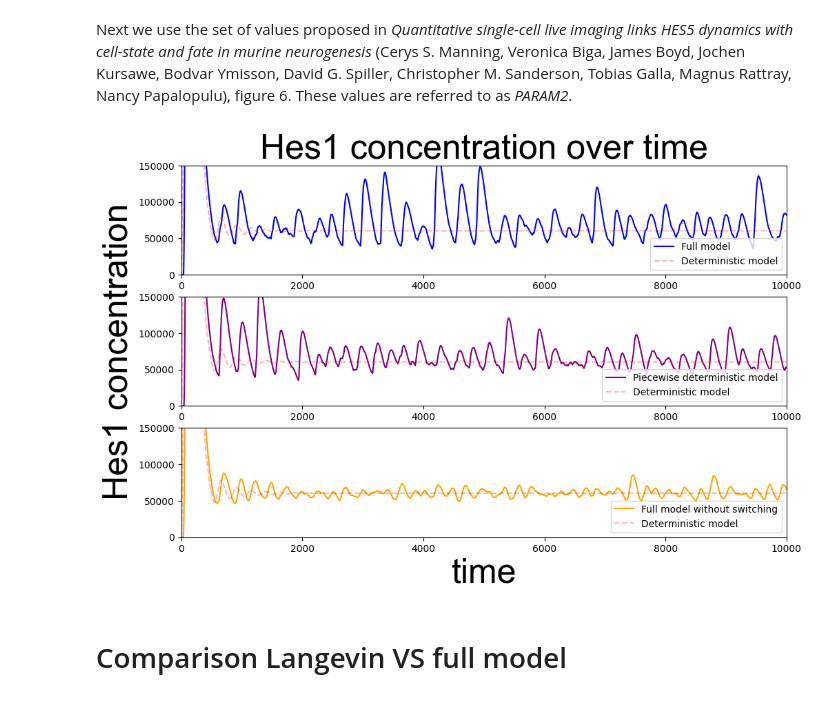
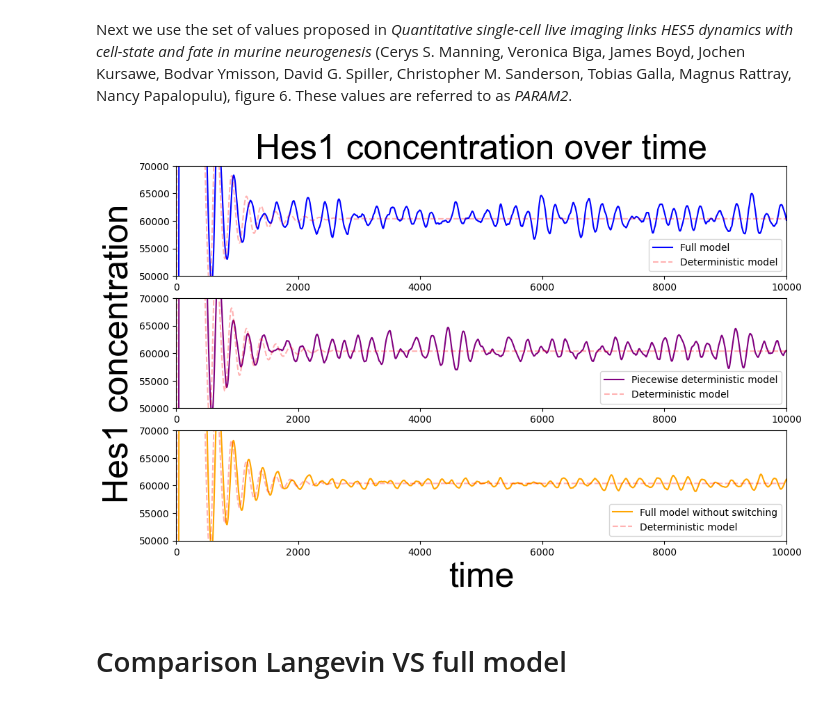
Before and after one commit to Lord-Fufu/MSc-Dissertation-2022---St-Andrews, a Jupyter notebook: plotsForArticle-timeSeries.ipynb, the cells around one changed output. Saved outputs shown, nothing was run; the diff lists cells and outputs as text; code cells hidden in the pictures.

```diff
--- a/plotsForArticle-timeSeries.ipynb
+++ b/plotsForArticle-timeSeries.ipynb
@@ -186,12 +186,12 @@ h=4.78
 P_0=24201.01
 
 T=10000
-delta_t=0.001
+delta_t=0.00005
 
 n_t=int(T/delta_t)
 
-val_lambda=0.1
-val_Omega=1
+val_lambda=10
+val_Omega=100
 val_tau=33
 # %%
 time_trajm,mRNA_trajm,Hes1_trajm = master.one_trajectory(alpha_m=alpha_m,alpha_p=alpha_p,mu_m=mu_m,mu_p=mu_p,h=h,P_0=P_0,
@@ -226,46 +226,45 @@ time_trajmnd,mRNA_trajmnd,Hes1_trajmnd = langevin.one_trajectory_PDMP(alpha_m=al
                                                       tau=val_tau,
                                                       P_init=0,
                                                       M_init=0,
-                                                      T=T, delta_t=delta_t,
-                                                      Omega=float('infinity'))
+                                                      T=T, delta_t=delta_t)
 # %%
 fig,ax=plt.subplots(3,1, figsize=(7*ratio,7))
 
 ax[0].set_title('Hes1 concentration over time',fontdict=font)
 
-ax[0].set_ylim(0,150000)
+ax[0].set_ylim(50000,70000)
 ax[0].set_xlim(0,10000)
 
 linem, = ax[0].plot(time_trajm,Hes1_trajm, color = 'blue')
 linedet, = ax[0].plot(time_trajmdet,Hes1_trajmdet,'--', color = 'red', alpha=0.3)
 ax[0].legend([linem,linedet], ['Full model','Deterministic model'],loc='lower right')
 
 
 
 ax[1].set_ylabel('Hes1 concentration',fontdict=font)
-ax[1].set_ylim(0,150000)
+ax[1].set_ylim(50000,70000)
 ax[1].set_xlim(0,10000)
 
 linemnd, = ax[1].plot(time_trajmnd,Hes1_trajmnd, color = 'purple')
 linedet, = ax[1].plot(time_trajmdet,Hes1_trajmdet,'--', color = 'red', alpha=0.3)
 ax[1].legend([linemnd,linedet], ['Piecewise deterministic model','Deterministic model'], loc='lower right')
 
 
 
 ax[2].set_xlabel('time',fontdict=font)
-ax[2].set_ylim(0,150000)
+ax[2].set_ylim(50000,70000)
 ax[2].set_xlim(0,10000)
 
 linemns, = ax[2].plot(time_trajmns,Hes1_trajmns, color = 'orange')
 linedet, = ax[2].plot(time_trajmdet,Hes1_trajmdet,'--', color = 'red', alpha=0.3)
 ax[2].legend([linemns,linedet], ['Full model without switching','Deterministic model'], loc='lower right')
 
 
 plt.savefig(read_directory+'\\plots\\trajP - comparison full with vs without switching - param2 - ter.pdf')
 
 plt.show()
 # %% [output]
-[figure, old version]
+[figure, new version]
 # %%
 fig,ax=plt.subplots(2,1, figsize=(5*ratio,5))
 
```
Also changed, not shown: parts of 7 cells of this notebook, 1 other file.
